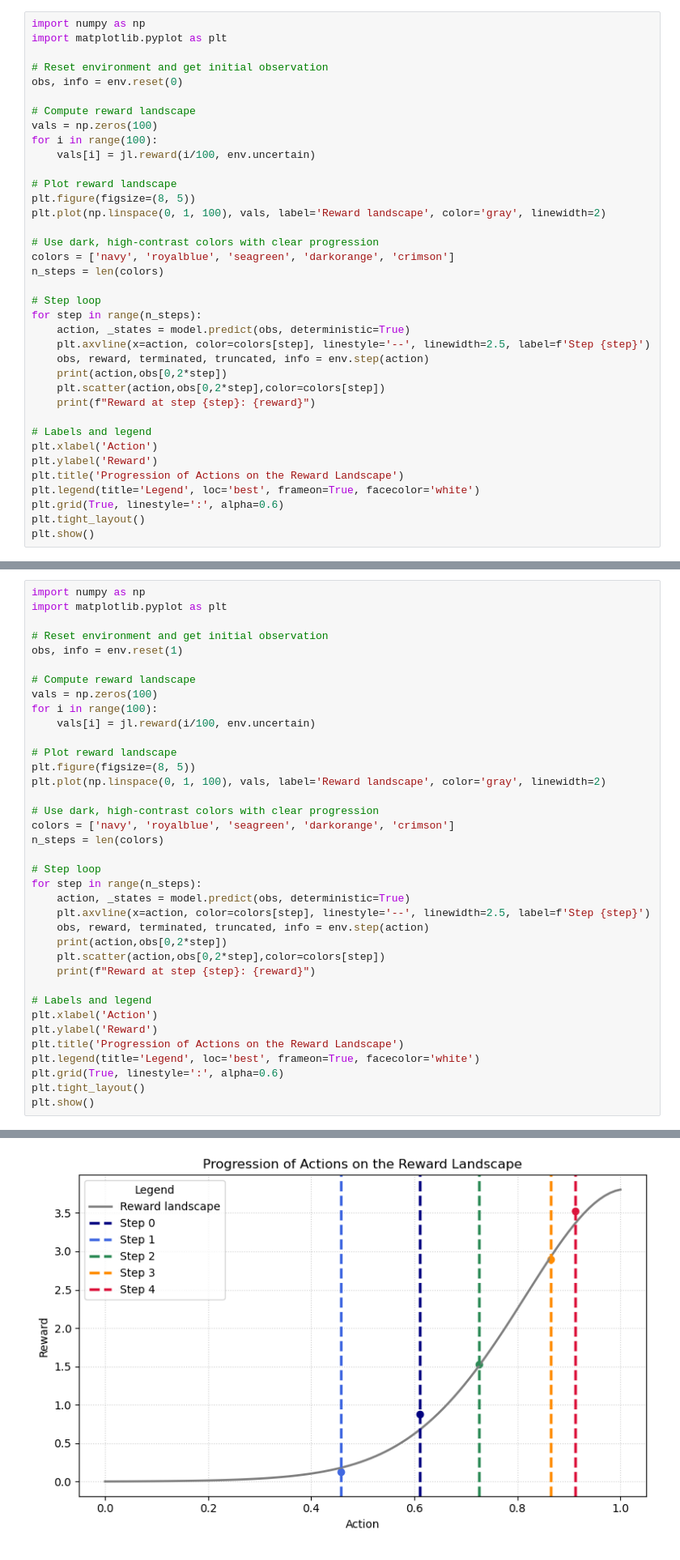
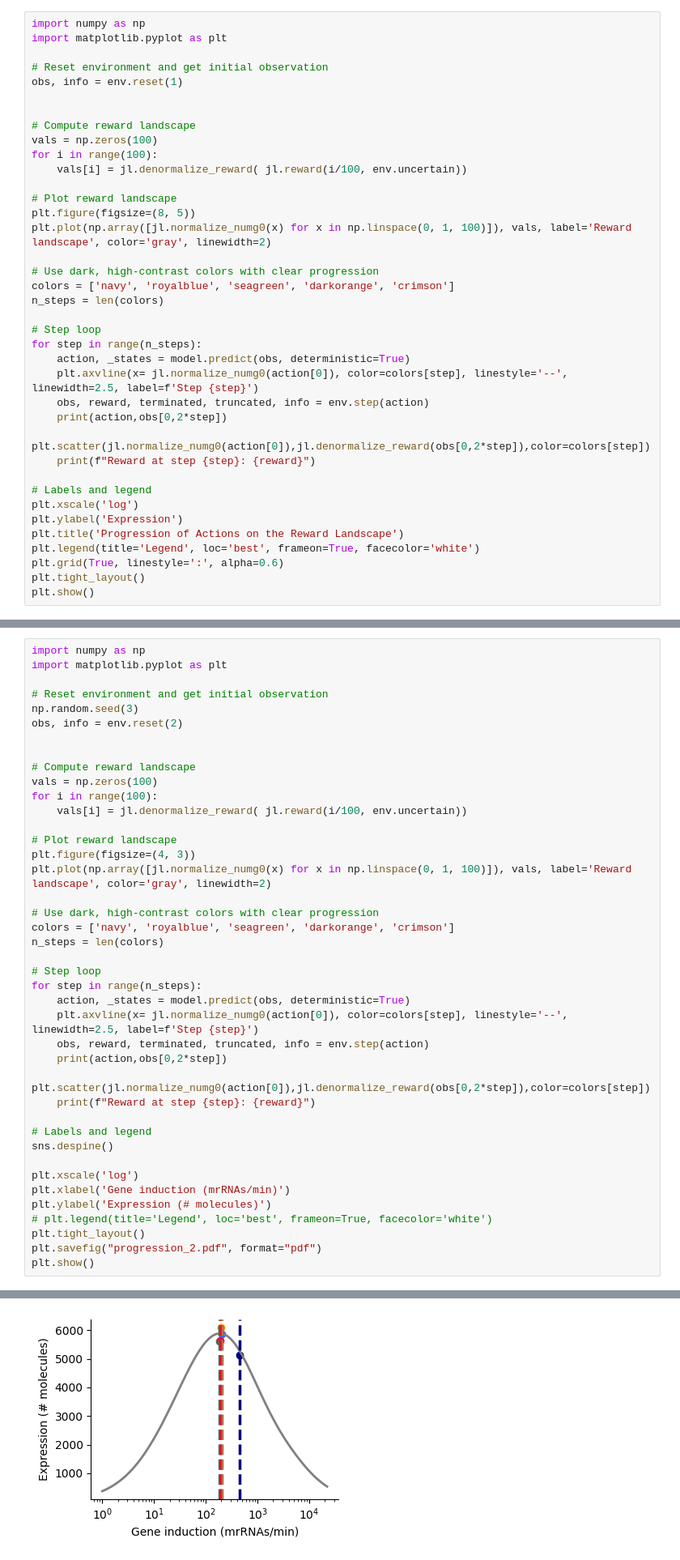
Before and after one commit to MichalKobiela/GeneCircuitsRL, a Jupyter notebook: rl_host.ipynb, the cells around one changed output, grey strips where cells are left out. Shown at 81% size. Drawn from its saved outputs; the diff is of its cells as text.

```diff
--- a/rl_host.ipynb
+++ b/rl_host.ipynb
@@ -320,16 +319,17 @@ import numpy as np
 import matplotlib.pyplot as plt
 
 # Reset environment and get initial observation
-obs, info = env.reset(0)
+obs, info = env.reset(1)
+
 
 # Compute reward landscape
 vals = np.zeros(100)
 for i in range(100):
-    vals[i] = jl.reward(i/100, env.uncertain)
+    vals[i] = jl.denormalize_reward( jl.reward(i/100, env.uncertain))
 
 # Plot reward landscape
 plt.figure(figsize=(8, 5))
-plt.plot(np.linspace(0, 1, 100), vals, label='Reward landscape', color='gray', linewidth=2)
+plt.plot(np.array([jl.normalize_numg0(x) for x in np.linspace(0, 1, 100)]), vals, label='Reward landscape', color='gray', linewidth=2)
 
 # Use dark, high-contrast colors with clear progression
 colors = ['navy', 'royalblue', 'seagreen', 'darkorange', 'crimson']
@@ -338,15 +338,15 @@ n_steps = len(colors)
 # Step loop
 for step in range(n_steps):
     action, _states = model.predict(obs, deterministic=True)
-    plt.axvline(x=action, color=colors[step], linestyle='--', linewidth=2.5, label=f'Step {step}')
+    plt.axvline(x= jl.normalize_numg0(action[0]), color=colors[step], linestyle='--', linewidth=2.5, label=f'Step {step}')
     obs, reward, terminated, truncated, info = env.step(action)
     print(action,obs[0,2*step])
-    plt.scatter(action,obs[0,2*step],color=colors[step])
+    plt.scatter(jl.normalize_numg0(action[0]),jl.denormalize_reward(obs[0,2*step]),color=colors[step])
     print(f"Reward at step {step}: {reward}")
 
 # Labels and legend
-plt.xlabel('Action')
-plt.ylabel('Reward')
+plt.xscale('log')
+plt.ylabel('Expression')
 plt.title('Progression of Actions on the Reward Landscape')
 plt.legend(title='Legend', loc='best', frameon=True, facecolor='white')
 plt.grid(True, linestyle=':', alpha=0.6)
@@ -369,16 +421,18 @@ import numpy as np
 import matplotlib.pyplot as plt
 
 # Reset environment and get initial observation
-obs, info = env.reset(1)
+np.random.seed(3)
+obs, info = env.reset(2)
+
 
 # Compute reward landscape
 vals = np.zeros(100)
 for i in range(100):
-    vals[i] = jl.reward(i/100, env.uncertain)
+    vals[i] = jl.denormalize_reward( jl.reward(i/100, env.uncertain))
 
 # Plot reward landscape
-plt.figure(figsize=(8, 5))
-plt.plot(np.linspace(0, 1, 100), vals, label='Reward landscape', color='gray', linewidth=2)
+plt.figure(figsize=(4, 3))
+plt.plot(np.array([jl.normalize_numg0(x) for x in np.linspace(0, 1, 100)]), vals, label='Reward landscape', color='gray', linewidth=2)
 
 # Use dark, high-contrast colors with clear progression
 colors = ['navy', 'royalblue', 'seagreen', 'darkorange', 'crimson']
@@ -387,18 +441,20 @@ n_steps = len(colors)
 # Step loop
 for step in range(n_steps):
     action, _states = model.predict(obs, deterministic=True)
-    plt.axvline(x=action, color=colors[step], linestyle='--', linewidth=2.5, label=f'Step {step}')
+    plt.axvline(x= jl.normalize_numg0(action[0]), color=colors[step], linestyle='--', linewidth=2.5, label=f'Step {step}')
     obs, reward, terminated, truncated, info = env.step(action)
     print(action,obs[0,2*step])
-    plt.scatter(action,obs[0,2*step],color=colors[step])
+    plt.scatter(jl.normalize_numg0(action[0]),jl.denormalize_reward(obs[0,2*step]),color=colors[step])
     print(f"Reward at step {step}: {reward}")
 
 # Labels and legend
-plt.xlabel('Action')
-plt.ylabel('Reward')
-plt.title('Progression of Actions on the Reward Landscape')
-plt.legend(title='Legend', loc='best', frameon=True, facecolor='white')
-plt.grid(True, linestyle=':', alpha=0.6)
+sns.despine()
+
+plt.xscale('log')
+plt.xlabel('Gene induction (mrRNAs/min)')
+plt.ylabel('Expression (# molecules)')
+# plt.legend(title='Legend', loc='best', frameon=True, facecolor='white')
 plt.tight_layout()
+plt.savefig("progression_2.pdf", format="pdf")
 plt.show()
 # %% [output]
@@ -415,4 +471,4 @@ Reward at step 4: 3.44129703517419
-[figure, old version]
+[figure, new version]
 # %%
 import numpy as np
 import matplotlib.pyplot as plt
```
Also changed, not shown: parts of 29 cells of this notebook, 21 other files.
